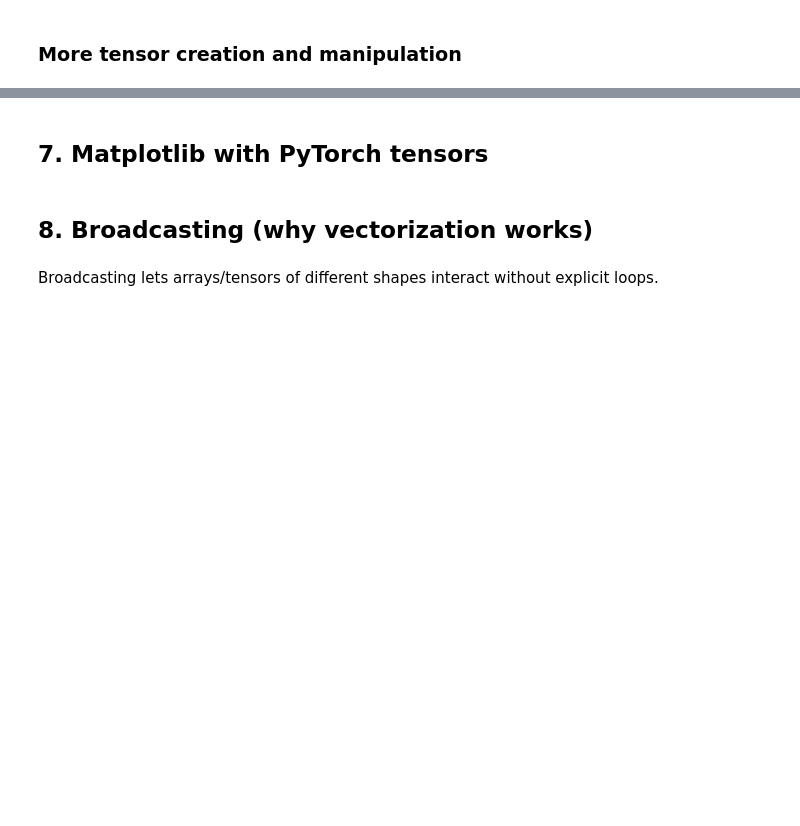
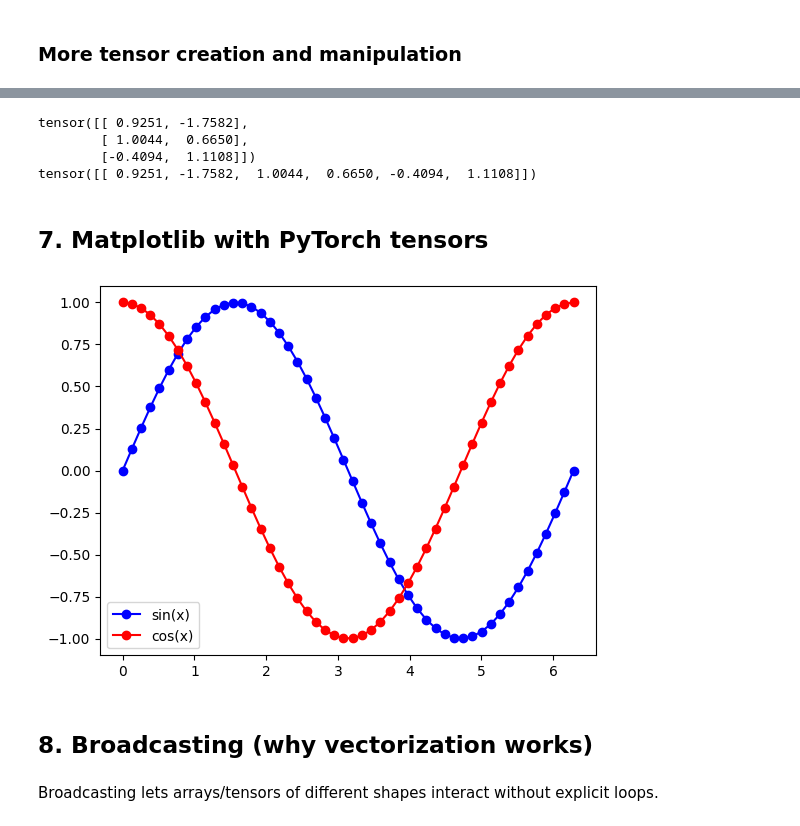
Before and after one commit to ahxmeds/UBC-EOSC213-2025WT2, a Jupyter notebook: LectureNotes/Lecture02-PythonRefresher/Lecture02_PythonRefresher_template.ipynb, the cells around one changed output, grey strips where cells are left out. Drawn from its saved outputs; the diff is of its cells as text; code cells hidden in the pictures; blank space fills up the shorter version.

```diff
--- a/LectureNotes/Lecture02-PythonRefresher/Lecture02_PythonRefresher_template.ipynb
+++ b/LectureNotes/Lecture02-PythonRefresher/Lecture02_PythonRefresher_template.ipynb
@@ -121,7 +297,28 @@ Commonly used tensors initialized with zeros, ones, or random values.
+# %%
+A = torch.randn(3,2)
+print(A)
+B = A.view(-1, 6)
+print(B)
+# %% [output]
+tensor([[ 0.9251, -1.7582],
+        [ 1.0044,  0.6650],
+        [-0.4094,  1.1108]])
+tensor([[ 0.9251, -1.7582,  1.0044,  0.6650, -0.4094,  1.1108]])
 # %% [markdown]
 ## 7. Matplotlib with PyTorch tensors
 # %%
 # Plotting tensor with matplotlib
+plt.figure()
+x = torch.linspace(0, 2*np.pi, 50)
+y = torch.sin(x)
+z = torch.cos(x)
+plt.plot(x, y, '-o', label='sin(x)', color='blue')
+plt.plot(x, z, '-o', label='cos(x)', color='red')
+
+plt.legend()
+plt.show()
+# %% [output]
+[figure, added]
 # %% [markdown]
 ## 8. Broadcasting (why vectorization works)
 # %% [markdown]
```
Also changed, not shown: parts of 23 cells of this notebook, 2 other files.
